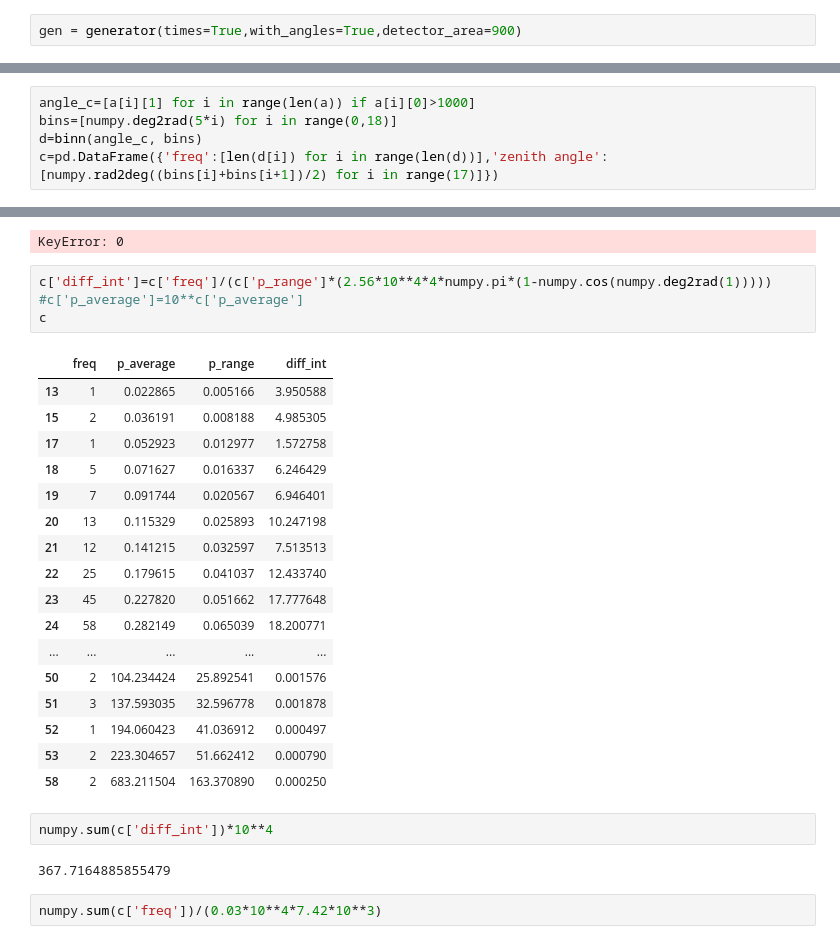
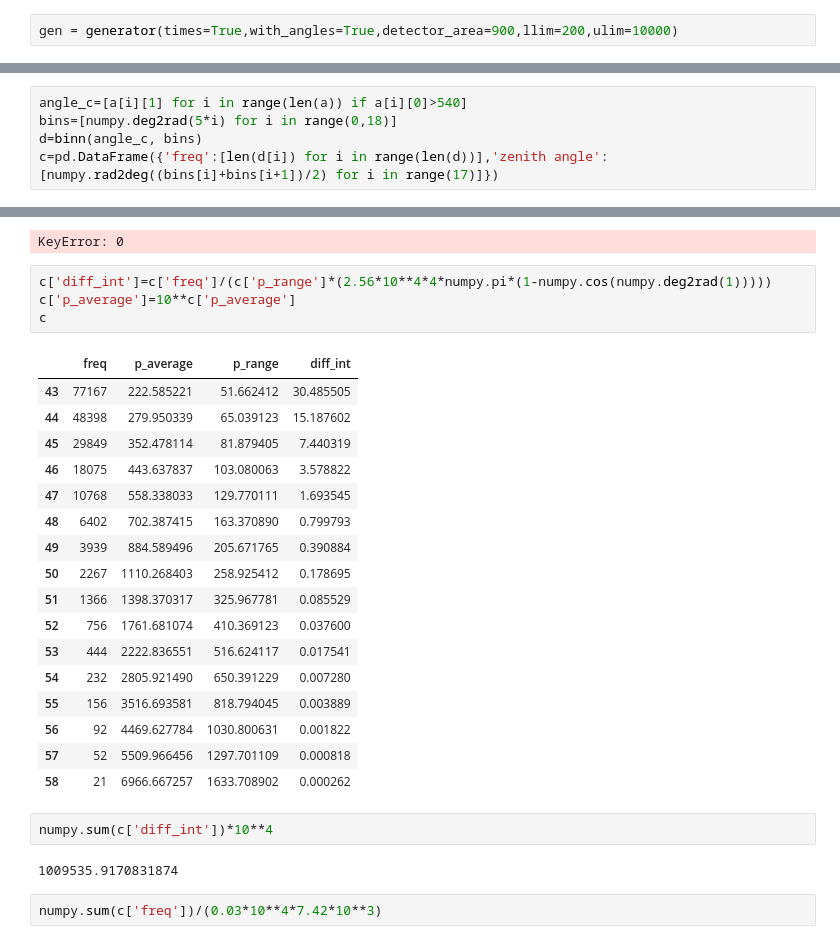
Before and after one commit to someone-random/cosmic_ray_generator, a Jupyter notebook: utility/testgen.ipynb, the cells around one changed output, grey strips where cells are left out. Cells and saved outputs as stored; diff of their text form.

```diff
--- a/utility/testgen.ipynb
+++ b/utility/testgen.ipynb
@@ -8,7 +8,7 @@ import matplotlib.pyplot as plt
 import pandas as pd
 from scipy import optimize
 # %%
-gen = generator(times=True,with_angles=True,detector_area=900)
+gen = generator(times=True,with_angles=True,detector_area=900,llim=200,ulim=10000)
 # %%
 a=gen.create(200000)
 # %%
@@ -59,5 +59,5 @@ numpy.sum([len(d[i]) for i in range(len(d))])
 # %%
-angle_c=[a[i][1] for i in range(len(a)) if a[i][0]>1000]
+angle_c=[a[i][1] for i in range(len(a)) if a[i][0]>540]
 bins=[numpy.deg2rad(5*i) for i in range(0,18)]
 d=binn(angle_c, bins)
 c=pd.DataFrame({'freq':[len(d[i]) for i in range(len(d))],'zenith angle':[numpy.rad2deg((bins[i]+bins[i+1])/2) for i in range(17)]})
@@ -89,30 +90,30 @@ c
 KeyError: 0
 # %%
 c['diff_int']=c['freq']/(c['p_range']*(2.56*10**4*4*numpy.pi*(1-numpy.cos(numpy.deg2rad(1)))))
-#c['p_average']=10**c['p_average']
+c['p_average']=10**c['p_average']
 c
 # %% [output]
 |  | freq | p_average | p_range | diff_int |
-| 13 | 1 | 0.022865 | 0.005166 | 3.950588 |
-| 15 | 2 | 0.036191 | 0.008188 | 4.985305 |
-| 17 | 1 | 0.052923 | 0.012977 | 1.572758 |
-| 18 | 5 | 0.071627 | 0.016337 | 6.246429 |
-| 19 | 7 | 0.091744 | 0.020567 | 6.946401 |
-| 20 | 13 | 0.115329 | 0.025893 | 10.247198 |
-| 21 | 12 | 0.141215 | 0.032597 | 7.513513 |
-| 22 | 25 | 0.179615 | 0.041037 | 12.433740 |
-| 23 | 45 | 0.227820 | 0.051662 | 17.777648 |
-| 24 | 58 | 0.282149 | 0.065039 | 18.200771 |
-| ... | ... | ... | ... | ... |
-| 50 | 2 | 104.234424 | 25.892541 | 0.001576 |
-| 51 | 3 | 137.593035 | 32.596778 | 0.001878 |
-| 52 | 1 | 194.060423 | 41.036912 | 0.000497 |
-| 53 | 2 | 223.304657 | 51.662412 | 0.000790 |
-| 58 | 2 | 683.211504 | 163.370890 | 0.000250 |
+| 43 | 77167 | 222.585221 | 51.662412 | 30.485505 |
+| 44 | 48398 | 279.950339 | 65.039123 | 15.187602 |
+| 45 | 29849 | 352.478114 | 81.879405 | 7.440319 |
+| 46 | 18075 | 443.637837 | 103.080063 | 3.578822 |
+| 47 | 10768 | 558.338033 | 129.770111 | 1.693545 |
+| 48 | 6402 | 702.387415 | 163.370890 | 0.799793 |
+| 49 | 3939 | 884.589496 | 205.671765 | 0.390884 |
+| 50 | 2267 | 1110.268403 | 258.925412 | 0.178695 |
+| 51 | 1366 | 1398.370317 | 325.967781 | 0.085529 |
+| 52 | 756 | 1761.681074 | 410.369123 | 0.037600 |
+| 53 | 444 | 2222.836551 | 516.624117 | 0.017541 |
+| 54 | 232 | 2805.921490 | 650.391229 | 0.007280 |
+| 55 | 156 | 3516.693581 | 818.794045 | 0.003889 |
+| 56 | 92 | 4469.627784 | 1030.800631 | 0.001822 |
+| 57 | 52 | 5509.966456 | 1297.701109 | 0.000818 |
+| 58 | 21 | 6966.667257 | 1633.708902 | 0.000262 |
 # %%
 numpy.sum(c['diff_int'])*10**4
 # %% [output]
-367.7164885855479
+1009535.9170831874
 # %%
 numpy.sum(c['freq'])/(0.03*10**4*7.42*10**3)
 # %% [output]
```
Also changed, not shown: parts of 8 cells of this notebook, 17 other files.
